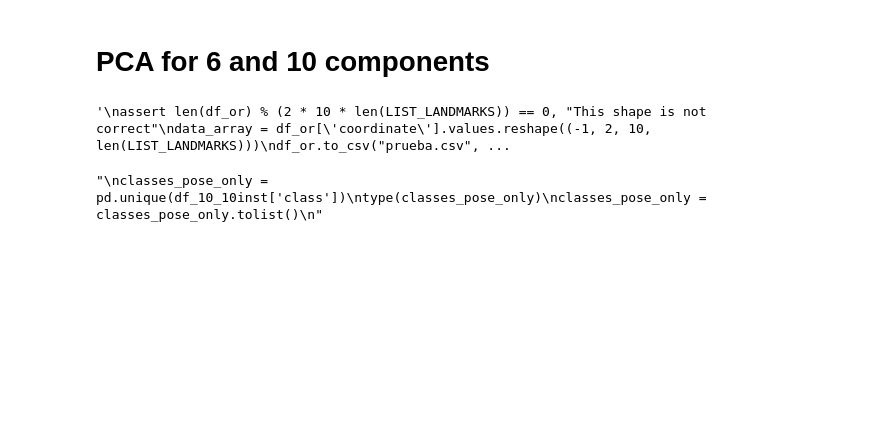
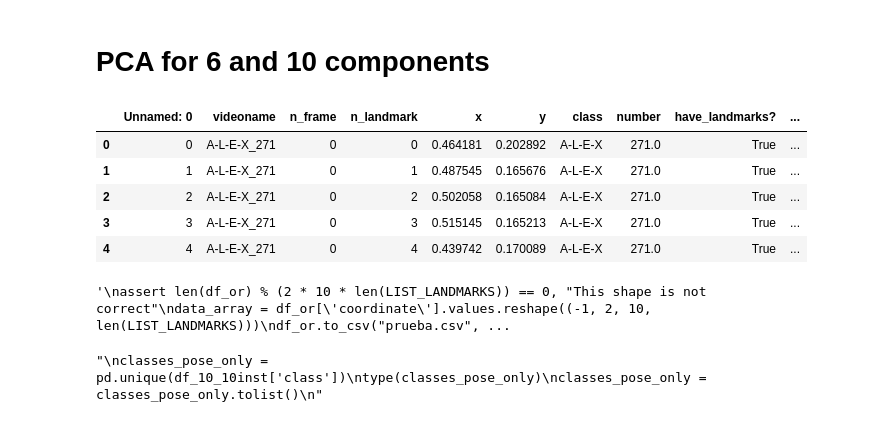
Before and after one commit to BrendaTafurA/PSL-GAN-ad521b837aa1cabd3bbc6e72459104d0ca7cb72a, a Jupyter notebook: only_pose_model/10_frames/filtering/with_PCA/all_dataset_2inst.ipynb, the cells around one changed output. Drawn from its saved outputs; the diff is of its cells as text; code cells hidden in the pictures; blank space fills up the shorter version.

```diff
--- a/only_pose_model/10_frames/filtering/with_PCA/all_dataset_2inst.ipynb
+++ b/only_pose_model/10_frames/filtering/with_PCA/all_dataset_2inst.ipynb
@@ -20,6 +20,15 @@ from sklearn.metrics import classification_report
 from sklearn.metrics import confusion_matrix
 # %%
 df_10_10inst = pd.read_csv('C:/PSL_KNN/data_10_frames_2_instances_pose_only.csv')
+# %%
+df_10_10inst.head()
+# %% [output]
+|  | Unnamed: 0 | videoname | n_frame | n_landmark | x | y | class | number | have_landmarks? | ... |
+| 0 | 0 | A-L-E-X_271 | 0 | 0 | 0.464181 | 0.202892 | A-L-E-X | 271.0 | True | ... |
+| 1 | 1 | A-L-E-X_271 | 0 | 1 | 0.487545 | 0.165676 | A-L-E-X | 271.0 | True | ... |
+| 2 | 2 | A-L-E-X_271 | 0 | 2 | 0.502058 | 0.165084 | A-L-E-X | 271.0 | True | ... |
+| 3 | 3 | A-L-E-X_271 | 0 | 3 | 0.515145 | 0.165213 | A-L-E-X | 271.0 | True | ... |
+| 4 | 4 | A-L-E-X_271 | 0 | 4 | 0.439742 | 0.170089 | A-L-E-X | 271.0 | True | ... |
 # %%
 df_or = df_10_10inst.set_index(["videoname", "n_frame", "n_landmark"])[["x", "y"]].stack().reset_index()
 df_or
```
Also changed, not shown: 2 other files.
